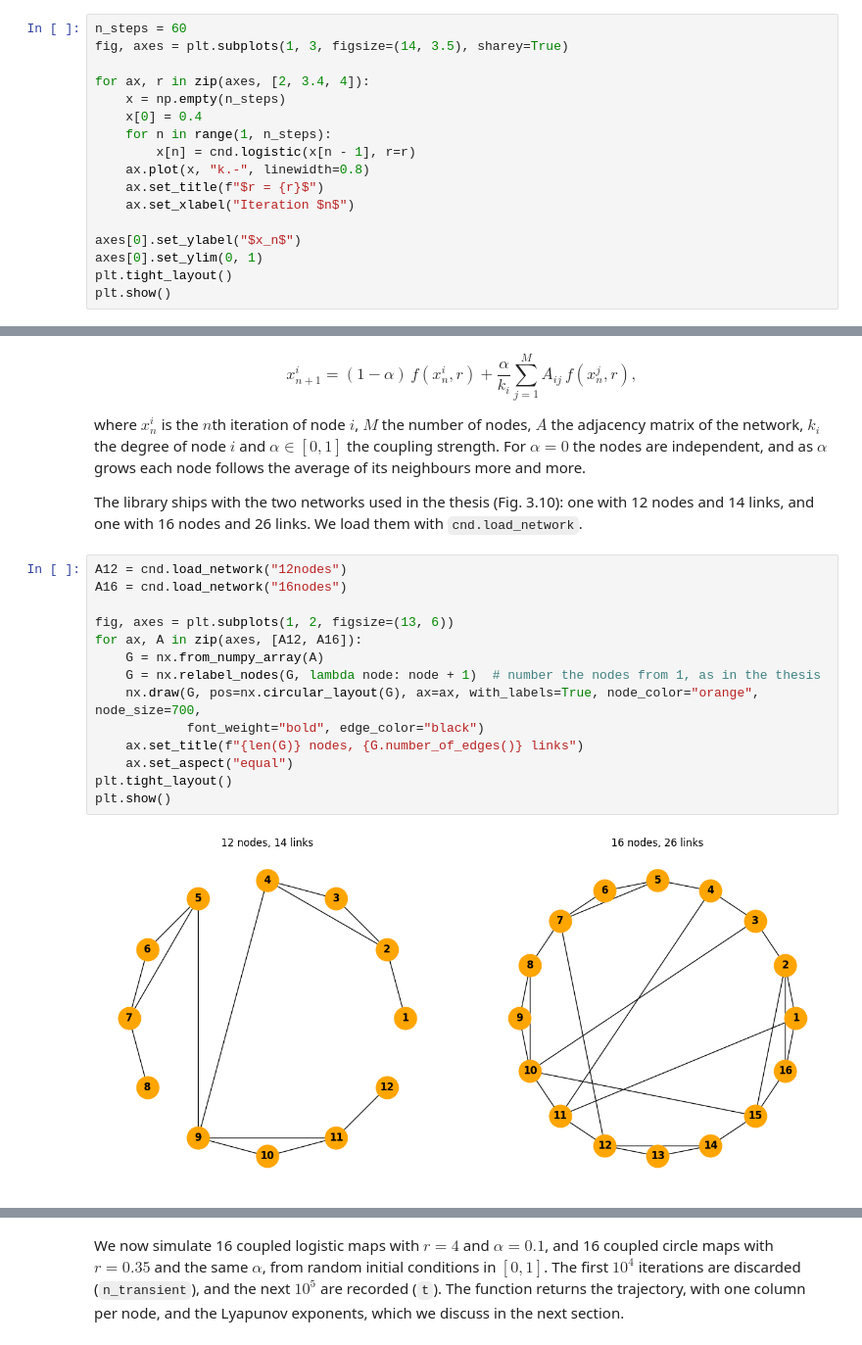
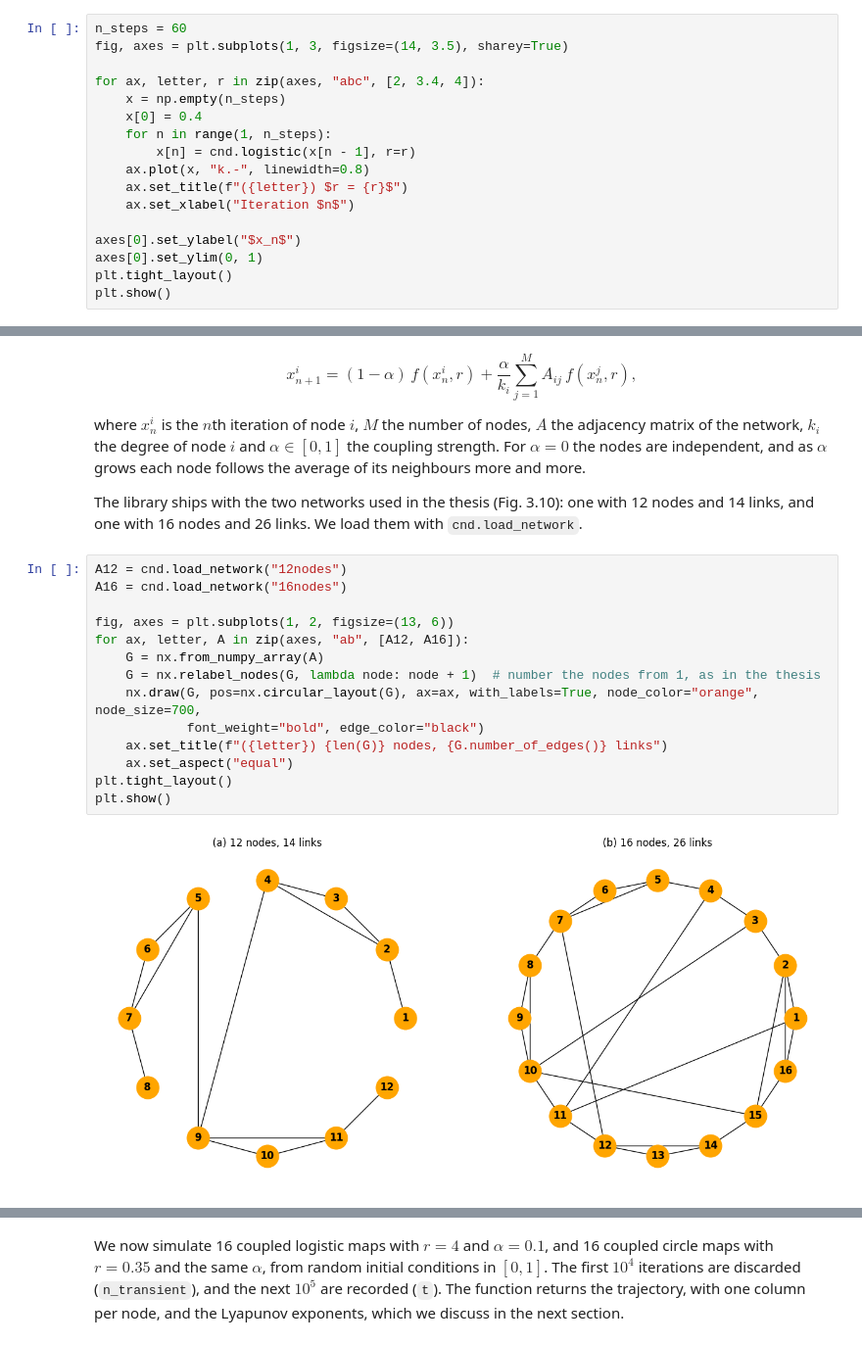
Before and after one commit to hy20577/complex-network-dynamics, a Jupyter notebook: mkdoc_material/docs/tutorials/03_discrete_maps.ipynb, the cells around one changed output, grey strips where cells are left out. Shown at 98% size. Drawn from its saved outputs; the diff is of its cells as text.

```diff
--- a/mkdoc_material/docs/tutorials/03_discrete_maps.ipynb
+++ b/mkdoc_material/docs/tutorials/03_discrete_maps.ipynb
@@ -58,13 +58,13 @@ We plot the three cases below, starting from the same initial condition $x_0 = 0
 n_steps = 60
 fig, axes = plt.subplots(1, 3, figsize=(14, 3.5), sharey=True)
 
-for ax, r in zip(axes, [2, 3.4, 4]):
+for ax, letter, r in zip(axes, "abc", [2, 3.4, 4]):
     x = np.empty(n_steps)
     x[0] = 0.4
     for n in range(1, n_steps):
         x[n] = cnd.logistic(x[n - 1], r=r)
     ax.plot(x, "k.-", linewidth=0.8)
-    ax.set_title(f"$r = {r}$")
+    ax.set_title(f"({letter}) $r = {r}$")
     ax.set_xlabel("Iteration $n$")
 
 axes[0].set_ylabel("$x_n$")
@@ -251,16 +259,16 @@ The library ships with the two networks used in the thesis (Fig. 3.10): one with
 # %%
 A12 = cnd.load_network("12nodes")
 A16 = cnd.load_network("16nodes")
 
 fig, axes = plt.subplots(1, 2, figsize=(13, 6))
-for ax, A in zip(axes, [A12, A16]):
+for ax, letter, A in zip(axes, "ab", [A12, A16]):
     G = nx.from_numpy_array(A)
     G = nx.relabel_nodes(G, lambda node: node + 1)  # number the nodes from 1, as in the thesis
     nx.draw(G, pos=nx.circular_layout(G), ax=ax, with_labels=True, node_color="orange", node_size=700,
             font_weight="bold", edge_color="black")
-    ax.set_title(f"{len(G)} nodes, {G.number_of_edges()} links")
+    ax.set_title(f"({letter}) {len(G)} nodes, {G.number_of_edges()} links")
     ax.set_aspect("equal")
 plt.tight_layout()
 plt.show()
 # %% [output]
-[figure, old version]
+[figure, new version]
```
Also changed, not shown: parts of 13 cells of this notebook.
